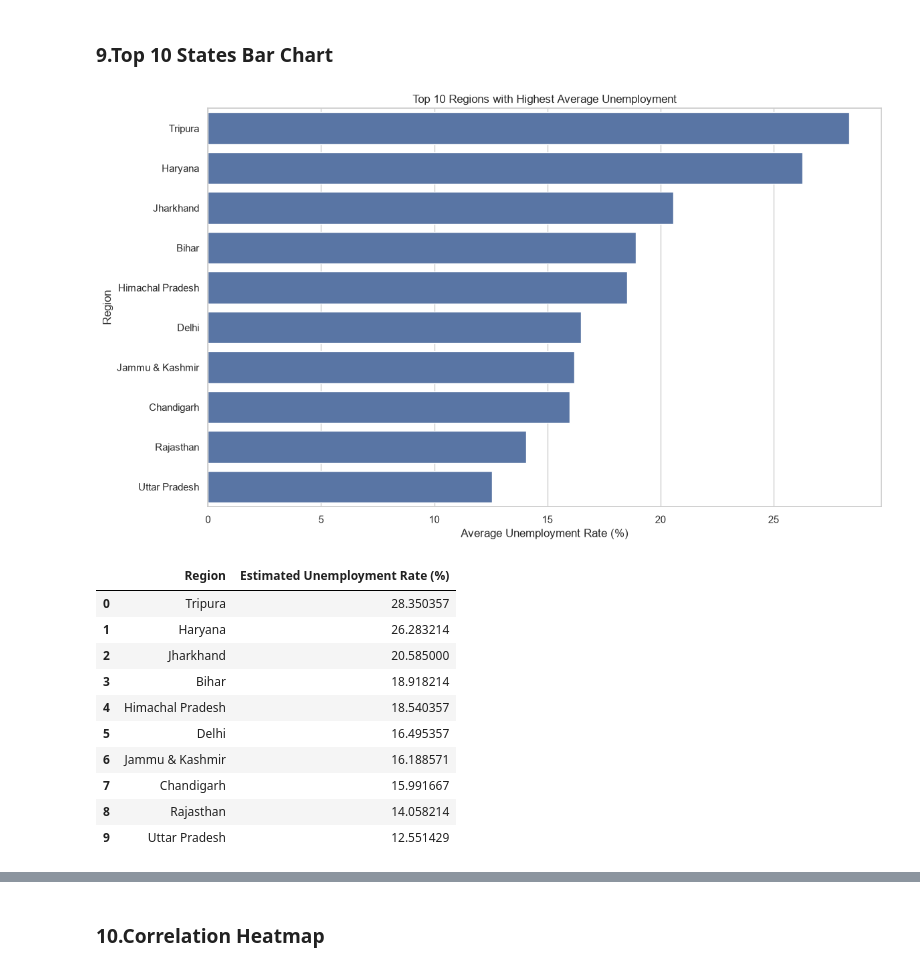
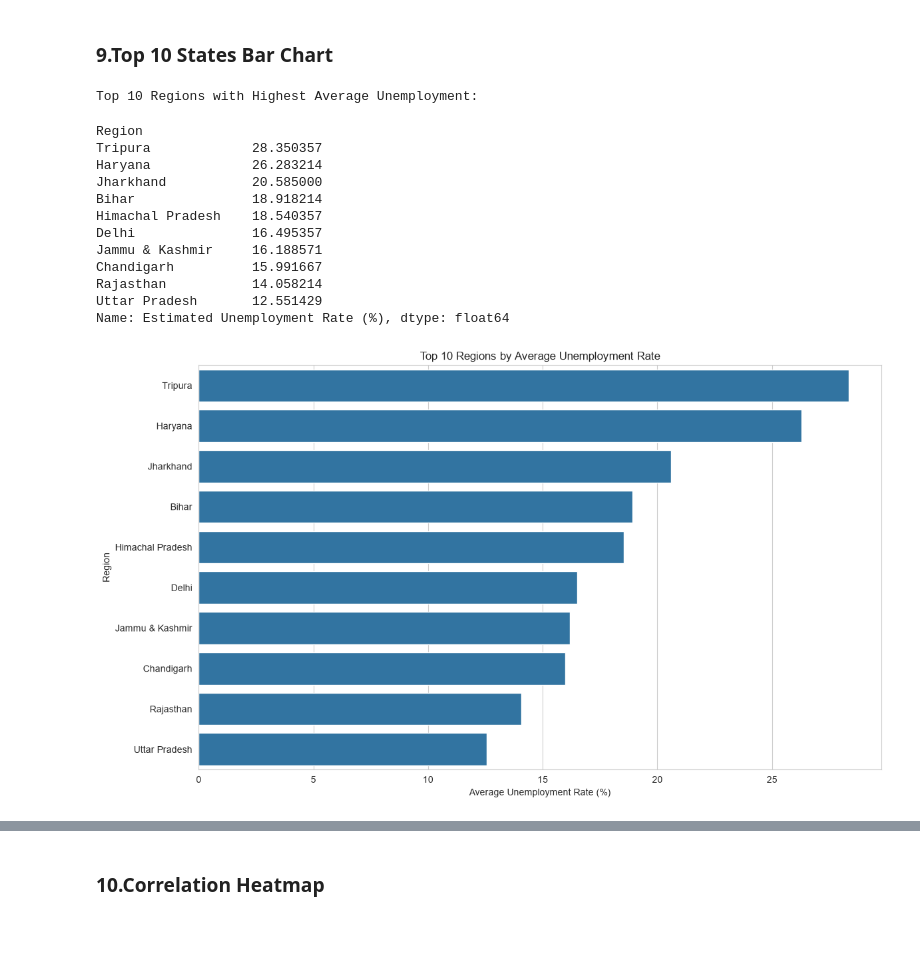
Before and after one commit to ChaudhariUtkarsh/2.Unemployment_Analysis, a Jupyter notebook: Unemployment_Analysis.ipynb, the cells around one changed output, grey strips where cells are left out. Cells and saved outputs as stored; diff of their text form; code cells hidden in the pictures; blank space fills up the shorter version.

```diff
--- a/Unemployment_Analysis.ipynb
+++ b/Unemployment_Analysis.ipynb
@@ -9,7 +9,7 @@ import warnings
 
 warnings.filterwarnings("ignore")
 
-sns.set_theme(style="whitegrid")
+sns.set_style("whitegrid")
 plt.rcParams["figure.figsize"] = (12, 6)
 
 print("Libraries Imported Successfully!")
@@ -92,23 +99,35 @@ Total Missing Values:
 # %% [markdown]
 ### 5.Data Cleaning & Type Conversion
 # %%
+# Remove extra spaces from column names
+df.columns = df.columns.str.strip()
+
 # Remove extra spaces from text columns
 df["Region"] = df["Region"].astype("string").str.strip()
 df["Area"] = df["Area"].astype("string").str.strip()
+df["Frequency"] = df["Frequency"].astype("string").str.strip()
 
-# Convert Date column into datetime
-df["Date"] = pd.to_datetime(df["Date"].astype(str).str.strip(), dayfirst=True, errors="coerce")
+# Convert Date column
+df["Date"] = pd.to_datetime(df["Date"], dayfirst=True, errors="coerce")
 
 # Convert numerical columns
 numeric_columns = ["Estimated Unemployment Rate (%)", "Estimated Employed", "Estimated Labour Participation Rate (%)"]
 for col in numeric_columns:
     df[col] = pd.to_numeric(df[col], errors="coerce")
 
-# Remove missing essential values
+# Remove rows with missing important values
 df.dropna(subset=["Region", "Date", "Estimated Unemployment Rate (%)", "Estimated Employed", "Estimated Labour Participation Rate (%)"], inplace=True)
+
+# Remove duplicate rows
+df.drop_duplicates(inplace=True)
+
+# Create Month column
+df["Month"] = df["Date"].dt.to_period("M").astype(str)
 df.reset_index(drop=True, inplace=True)
 print("Data Cleaning Completed!")
+print("\nCleaned Dataset Shape:", df.shape)
+print("\nRemaining Null Values:")
+print(df.isnull().sum())
 display(df.head())
-print("\nCleaned Dataset Shape:", df.shape)
 # %% [output]
 Data Cleaning Completed!
@@ -230,25 +237,30 @@ The chart helps identify differences in unemployment patterns, monthly fluctuati
 # %% [markdown]
 ### 9.Top 10 States Bar Chart
 # %%
-top_10 = region_avg.head(10).reset_index()
+top_10_regions = (df.groupby("Region")["Estimated Unemployment Rate (%)"].mean().sort_values(ascending=False).head(10))
+print("Top 10 Regions with Highest Average Unemployment:")
+display(top_10_regions)
+
 plt.figure(figsize=(12, 7))
-sns.barplot(data=top_10, x="Estimated Unemployment Rate (%)", y="Region")
-plt.title("Top 10 Regions with Highest Average Unemployment")
+sns.barplot(x=top_10_regions.values, y=top_10_regions.index)
+
+plt.title("Top 10 Regions by Average Unemployment Rate")
 plt.xlabel("Average Unemployment Rate (%)")
 plt.ylabel("Region")
 plt.tight_layout()
 plt.show()
-display(top_10)
 # %% [output]
+Top 10 Regions with Highest Average Unemployment:
+Region
+Tripura             28.350357
+Haryana             26.283214
+Jharkhand           20.585000
+Bihar               18.918214
+Himachal Pradesh    18.540357
+Delhi               16.495357
+Jammu & Kashmir     16.188571
+Chandigarh          15.991667
+Rajasthan           14.058214
+Uttar Pradesh       12.551429
+Name: Estimated Unemployment Rate (%), dtype: float64
-[figure, old version]
+[figure, new version]
-|  | Region | Estimated Unemployment Rate (%) |
-| 0 | Tripura | 28.350357 |
-| 1 | Haryana | 26.283214 |
-| 2 | Jharkhand | 20.585000 |
-| 3 | Bihar | 18.918214 |
-| 4 | Himachal Pradesh | 18.540357 |
-| 5 | Delhi | 16.495357 |
-| 6 | Jammu & Kashmir | 16.188571 |
-| 7 | Chandigarh | 15.991667 |
-| 8 | Rajasthan | 14.058214 |
-| 9 | Uttar Pradesh | 12.551429 |
```
Also changed, not shown: parts of 34 cells of this notebook, 3 other files.
